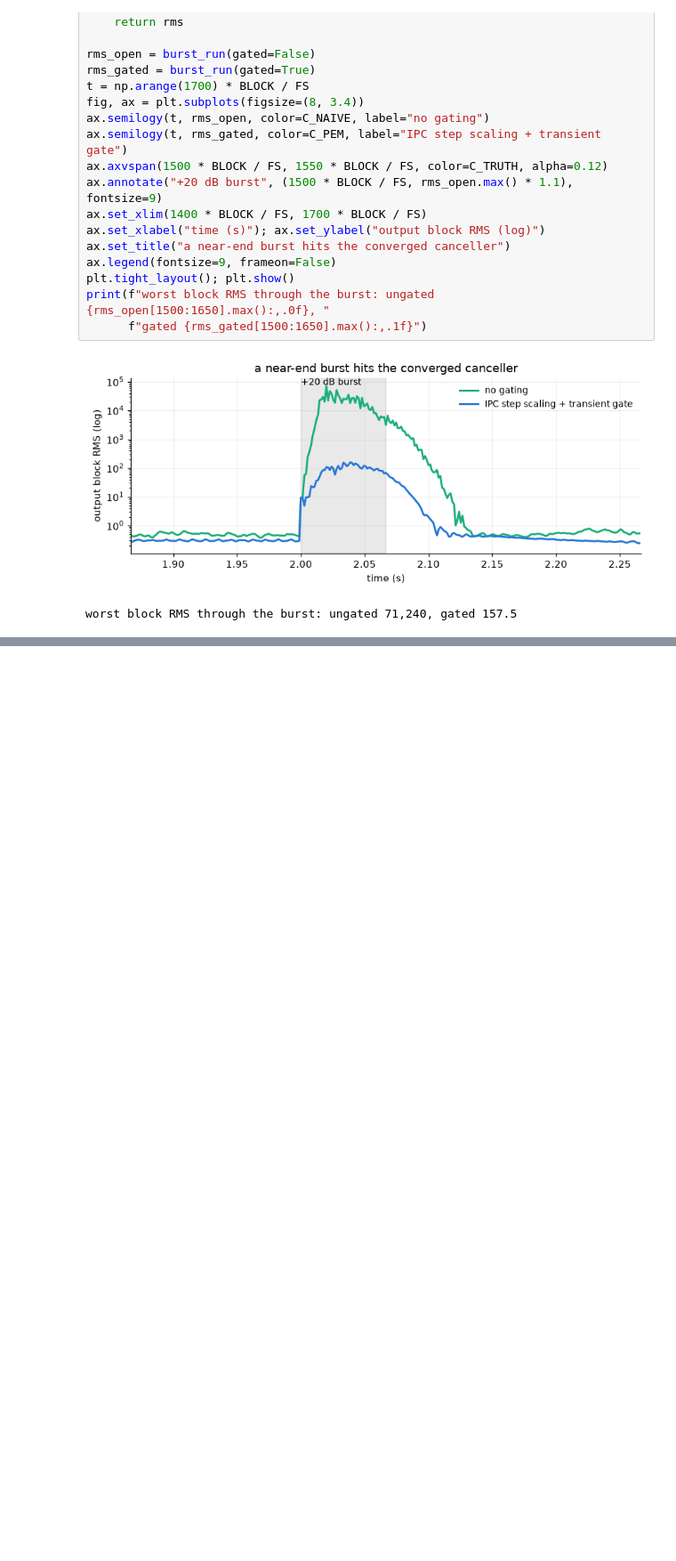
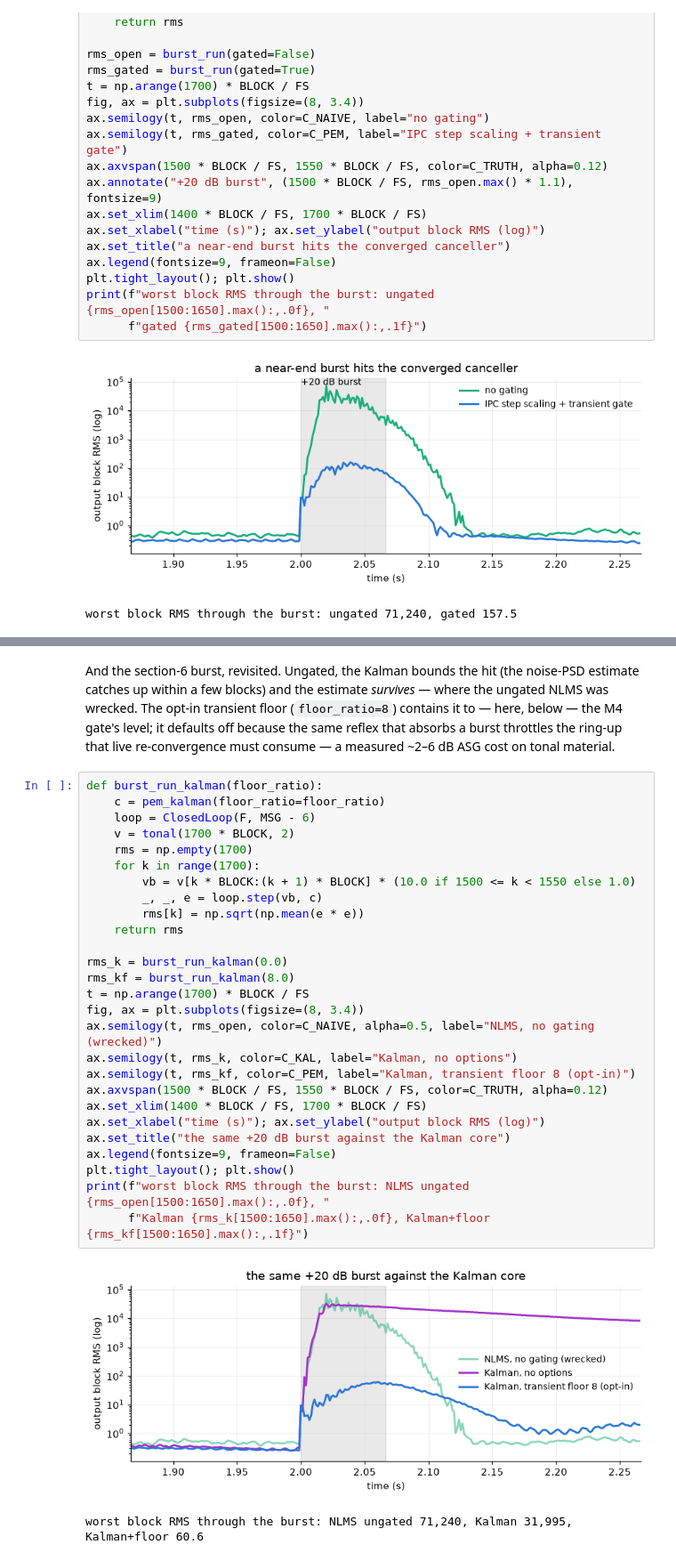
Before and after one commit to tap/MuTap, a Jupyter notebook: notebooks/afc_demo.ipynb, the cells around one changed output, grey strips where cells are left out. Shown at 89% size. Cells and saved outputs as stored; diff of their text form; blank space fills up the shorter version.

```diff
--- a/notebooks/afc_demo.ipynb
+++ b/notebooks/afc_demo.ipynb
@@ -582,3 +644,42 @@ worst block RMS through the burst: ungated 71,240, gated 157.5
+# %% [markdown]
+And the section-6 burst, revisited. Ungated, the Kalman bounds the
+hit (the noise-PSD estimate catches up within a few blocks) and the
+estimate *survives* — where the ungated NLMS was wrecked. The opt-in
+transient floor (`floor_ratio=8`) contains it to — here, below — the M4
+gate's level; it
+defaults off because the same reflex that absorbs a burst throttles the
+ring-up that live re-convergence must consume — a measured ~2–6 dB ASG
+cost on tonal material.
+# %%
+def burst_run_kalman(floor_ratio):
+    c = pem_kalman(floor_ratio=floor_ratio)
+    loop = ClosedLoop(F, MSG - 6)
+    v = tonal(1700 * BLOCK, 2)
+    rms = np.empty(1700)
+    for k in range(1700):
+        vb = v[k * BLOCK:(k + 1) * BLOCK] * (10.0 if 1500 <= k < 1550 else 1.0)
+        _, _, e = loop.step(vb, c)
+        rms[k] = np.sqrt(np.mean(e * e))
+    return rms
+
+rms_k = burst_run_kalman(0.0)
+rms_kf = burst_run_kalman(8.0)
+t = np.arange(1700) * BLOCK / FS
+fig, ax = plt.subplots(figsize=(8, 3.4))
+ax.semilogy(t, rms_open, color=C_NAIVE, alpha=0.5, label="NLMS, no gating (wrecked)")
+ax.semilogy(t, rms_k, color=C_KAL, label="Kalman, no options")
+ax.semilogy(t, rms_kf, color=C_PEM, label="Kalman, transient floor 8 (opt-in)")
+ax.axvspan(1500 * BLOCK / FS, 1550 * BLOCK / FS, color=C_TRUTH, alpha=0.12)
+ax.set_xlim(1400 * BLOCK / FS, 1700 * BLOCK / FS)
+ax.set_xlabel("time (s)"); ax.set_ylabel("output block RMS (log)")
+ax.set_title("the same +20 dB burst against the Kalman core")
+ax.legend(fontsize=9, frameon=False)
+plt.tight_layout(); plt.show()
+print(f"worst block RMS through the burst: NLMS ungated {rms_open[1500:1650].max():,.0f}, "
+      f"Kalman {rms_k[1500:1650].max():,.0f}, Kalman+floor {rms_kf[1500:1650].max():,.1f}")
+# %% [output]
+[figure, added]
+worst block RMS through the burst: NLMS ungated 71,240, Kalman 31,995, Kalman+floor 60.6
 # %% [markdown]
 ## Where this goes next
 
```
Also changed, not shown: parts of 5 cells of this notebook, 10 other files.
